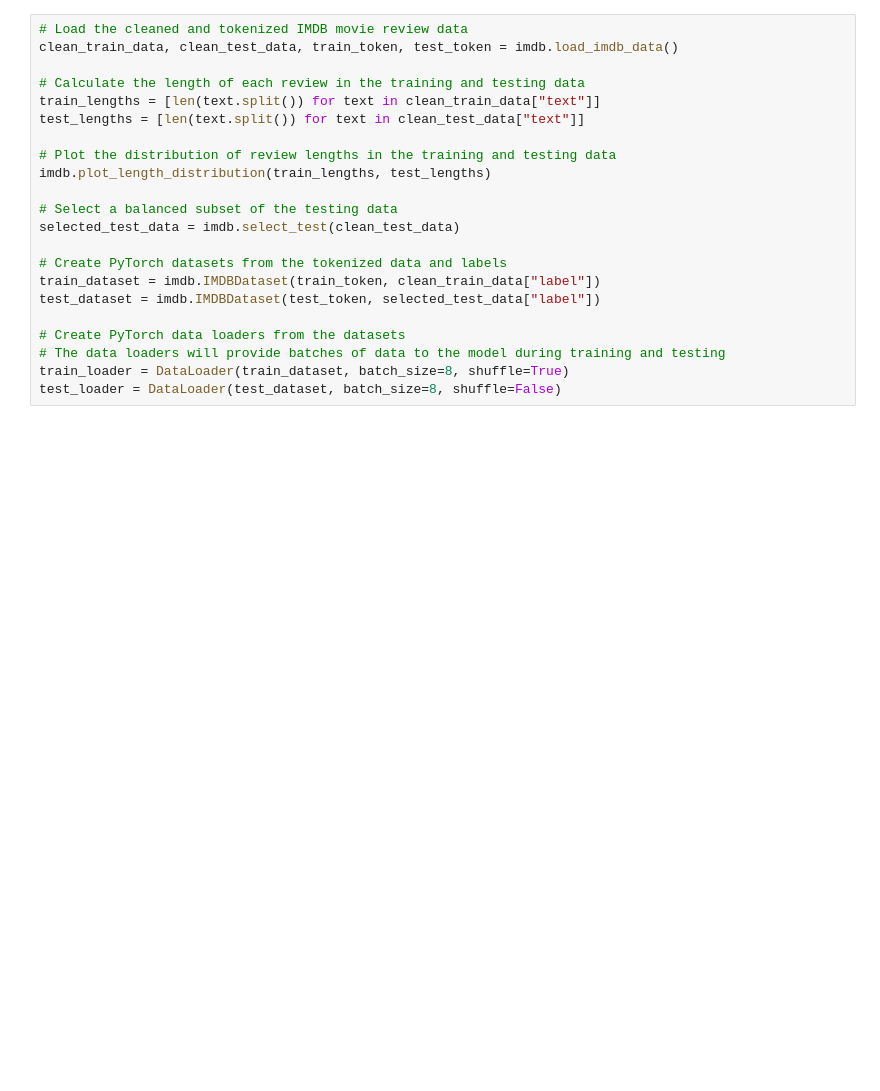
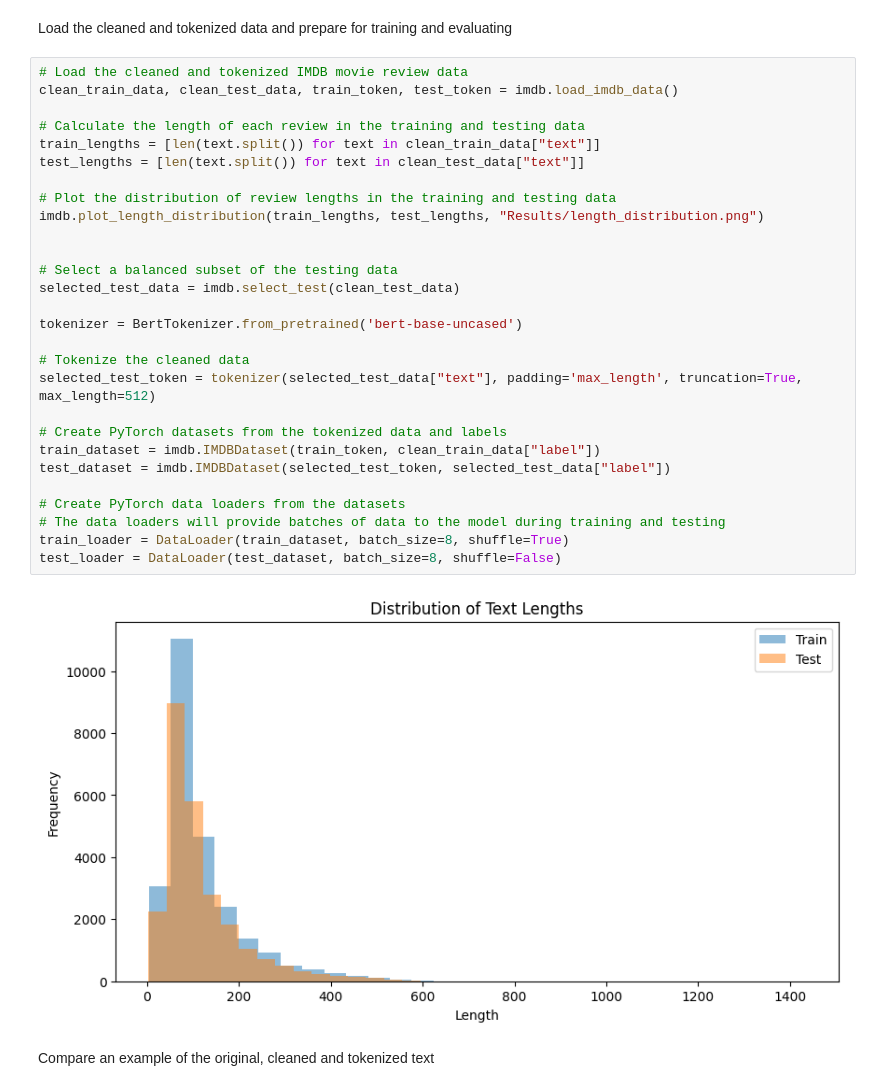
Before and after one commit to penggang0719/DLNLP_assignment_24_SN23187901, a Jupyter notebook: train.ipynb, the cells around one changed output. Drawn from its saved outputs; the diff is of its cells as text; blank space fills up the shorter version.

```diff
--- a/train.ipynb
+++ b/train.ipynb
@@ -50,22 +67,34 @@ if device.type == 'cuda':
+# %% [markdown]
+Load the cleaned and tokenized data and prepare for training and evaluating
 # %%
 # Load the cleaned and tokenized IMDB movie review data
 clean_train_data, clean_test_data, train_token, test_token = imdb.load_imdb_data()
 
 # Calculate the length of each review in the training and testing data
 train_lengths = [len(text.split()) for text in clean_train_data["text"]]
 test_lengths = [len(text.split()) for text in clean_test_data["text"]]
 
 # Plot the distribution of review lengths in the training and testing data
-imdb.plot_length_distribution(train_lengths, test_lengths)
+imdb.plot_length_distribution(train_lengths, test_lengths, "Results/length_distribution.png")
+
 
 # Select a balanced subset of the testing data
 selected_test_data = imdb.select_test(clean_test_data)
 
+tokenizer = BertTokenizer.from_pretrained('bert-base-uncased')
+
+# Tokenize the cleaned data
+selected_test_token = tokenizer(selected_test_data["text"], padding='max_length', truncation=True, max_length=512)
+
 # Create PyTorch datasets from the tokenized data and labels
 train_dataset = imdb.IMDBDataset(train_token, clean_train_data["label"])
-test_dataset = imdb.IMDBDataset(test_token, selected_test_data["label"])
+test_dataset = imdb.IMDBDataset(selected_test_token, selected_test_data["label"])
 
 # Create PyTorch data loaders from the datasets
 # The data loaders will provide batches of data to the model during training and testing
 train_loader = DataLoader(train_dataset, batch_size=8, shuffle=True)
 test_loader = DataLoader(test_dataset, batch_size=8, shuffle=False)
+# %% [output]
+[figure, added]
+# %% [markdown]
+Compare an example of the original, cleaned and tokenized text
```
Also changed, not shown: parts of 17 cells of this notebook.
